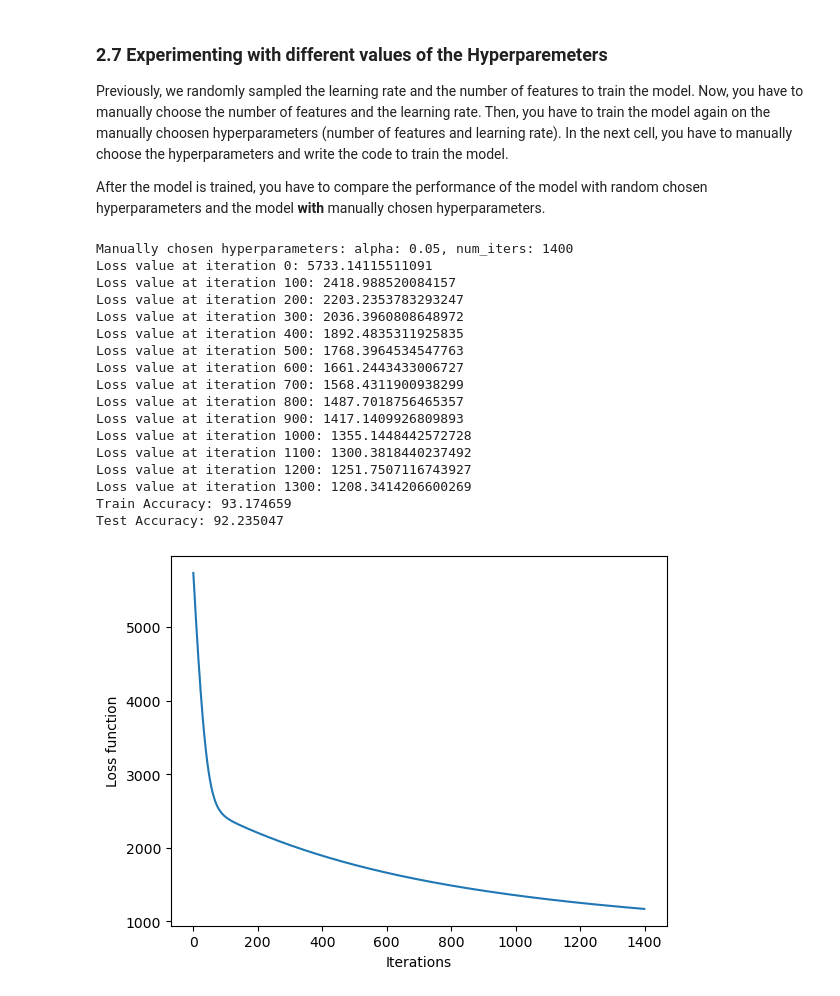
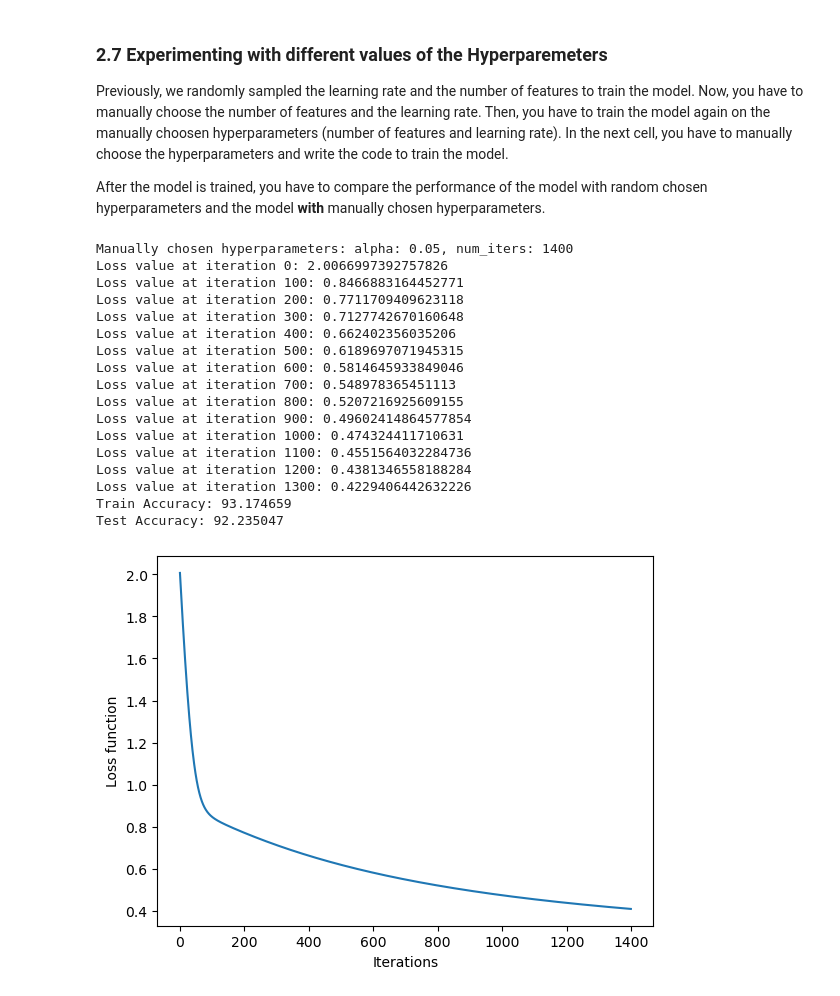
Before and after one commit to harshit-jain52/CS60050, a Jupyter notebook: assgn01/ML_Assignment_1/22CS10030_A1.ipynb, the cells around one changed output. Drawn from its saved outputs; the diff is of its cells as text; code cells hidden in the pictures.

Commit message:
1/m factor in cost function

```diff
--- a/assgn01/ML_Assignment_1/22CS10030_A1.ipynb
+++ b/assgn01/ML_Assignment_1/22CS10030_A1.ipynb
@@ -796,7 +800,7 @@ def loss_function(X, y, w, b):
 
     fwb = sigmoid(np.dot(X, w.T) + b)
     fwb = fwb.flatten()
-    total_cost = -np.sum(y * np.log(fwb) + (1 - y) * np.log(1 - fwb))
+    total_cost = -np.sum(y * np.log(fwb) + (1 - y) * np.log(1 - fwb)) / m
 
     ### END CODE HERE ###
 
@@ -899,7 +903,9 @@ def batch_gradient_descent_logistic_regression(X, y, w_in, b_in, alpha, num_iter
     ### START CODE HERE ###
 
     # Initialize parameters
-    w_in = copy.deepcopy(w_in)  ## deepcopy is used so that the updates do not change the initial variable values
+    w_in = copy.deepcopy(
+        w_in
+    )  ## deepcopy is used so that the updates do not change the initial variable values
     b_in = b_in
 
     for i in range(num_iters):
@@ -911,7 +917,6 @@ def batch_gradient_descent_logistic_regression(X, y, w_in, b_in, alpha, num_iter
         if i % 100 == 0:
             print(f"Loss value at iteration {i}: {loss}")
 
-
     ### END CODE HERE ###
 
     return w_in, b_in, loss_hist
@@ -1049,48 +1054,52 @@ After the model is trained, you have to compare the performance of the model wit
 # %%
 ## CODE REQUIRED ##
 
 """
 Manually choose the hyperparameters (learning rate and number of features) and train the model.
 Then compare the performance with random chosen hyperparameters and manually chosen hyperparameters.
 """
 
 ### START CODE HERE ###
 
 init_w_rand, init_b_rand, alpha_manual = initialize_parameters()
 alpha_manual = 0.05
 num_iters_manual = 1400
 
-print(f"Manually chosen hyperparameters: alpha: {alpha_manual}, num_iters: {num_iters_manual}")
+print(
+    f"Manually chosen hyperparameters: alpha: {alpha_manual}, num_iters: {num_iters_manual}"
+)
 
-w_, b_, loss_hist_ = batch_gradient_descent_logistic_regression(X_train,y_train,init_w_rand,init_b_rand,alpha_manual,num_iters_manual)
+w_, b_, loss_hist_ = batch_gradient_descent_logistic_regression(
+    X_train, y_train, init_w_rand, init_b_rand, alpha_manual, num_iters_manual
+)
 
-p_train_ = predict(X_train,w_,b_)
+p_train_ = predict(X_train, w_, b_)
 print("Train Accuracy: %f" % (np.mean(p_train_ == y_train) * 100))
-p_test_ = predict(X_test,w_,b_)
+p_test_ = predict(X_test, w_, b_)
 print("Test Accuracy: %f" % (np.mean(p_test_ == y_test) * 100))
 
 plt.xlabel("Iterations")
 plt.ylabel("Loss function")
 plt.plot(loss_hist_)
 plt.show()
 
 ### END CODE HERE ###
 # %% [output]
 Manually chosen hyperparameters: alpha: 0.05, num_iters: 1400
-Loss value at iteration 0: 5733.14115511091
-Loss value at iteration 100: 2418.988520084157
-Loss value at iteration 200: 2203.2353783293247
-Loss value at iteration 300: 2036.3960808648972
-Loss value at iteration 400: 1892.4835311925835
-Loss value at iteration 500: 1768.3964534547763
-Loss value at iteration 600: 1661.2443433006727
-Loss value at iteration 700: 1568.4311900938299
-Loss value at iteration 800: 1487.7018756465357
-Loss value at iteration 900: 1417.1409926809893
-Loss value at iteration 1000: 1355.1448442572728
-Loss value at iteration 1100: 1300.3818440237492
-Loss value at iteration 1200: 1251.7507116743927
-Loss value at iteration 1300: 1208.3414206600269
+Loss value at iteration 0: 2.0066997392757826
+Loss value at iteration 100: 0.8466883164452771
+Loss value at iteration 200: 0.7711709409623118
+Loss value at iteration 300: 0.7127742670160648
+Loss value at iteration 400: 0.662402356035206
+Loss value at iteration 500: 0.6189697071945315
+Loss value at iteration 600: 0.5814645933849046
+Loss value at iteration 700: 0.548978365451113
+Loss value at iteration 800: 0.5207216925609155
+Loss value at iteration 900: 0.49602414864577854
+Loss value at iteration 1000: 0.474324411710631
+Loss value at iteration 1100: 0.4551564032284736
+Loss value at iteration 1200: 0.4381346558188284
+Loss value at iteration 1300: 0.4229406442632226
 Train Accuracy: 93.174659
 Test Accuracy: 92.235047
-[figure, old version]
+[figure, new version]
```
Also changed, not shown: parts of 3 cells of this notebook.
